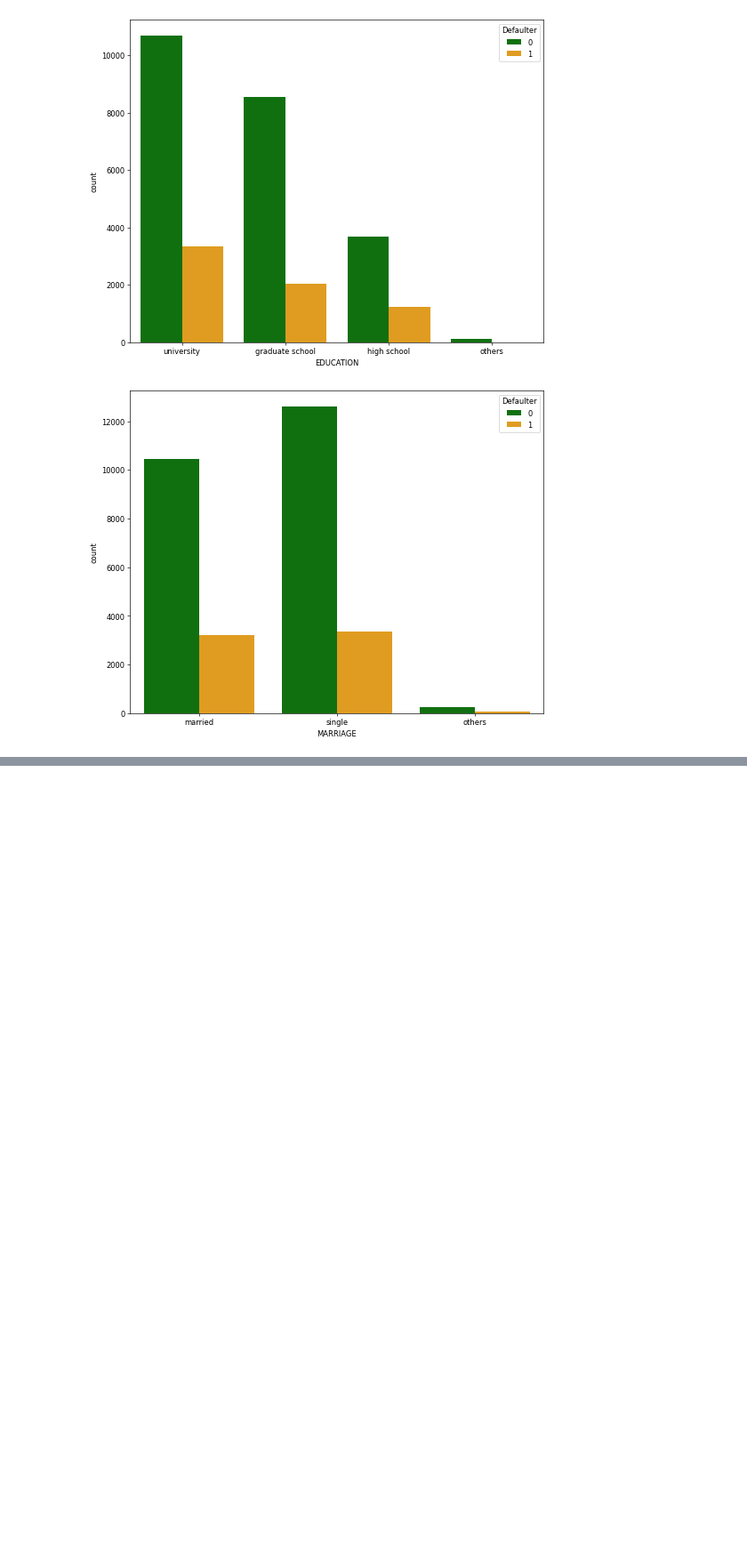
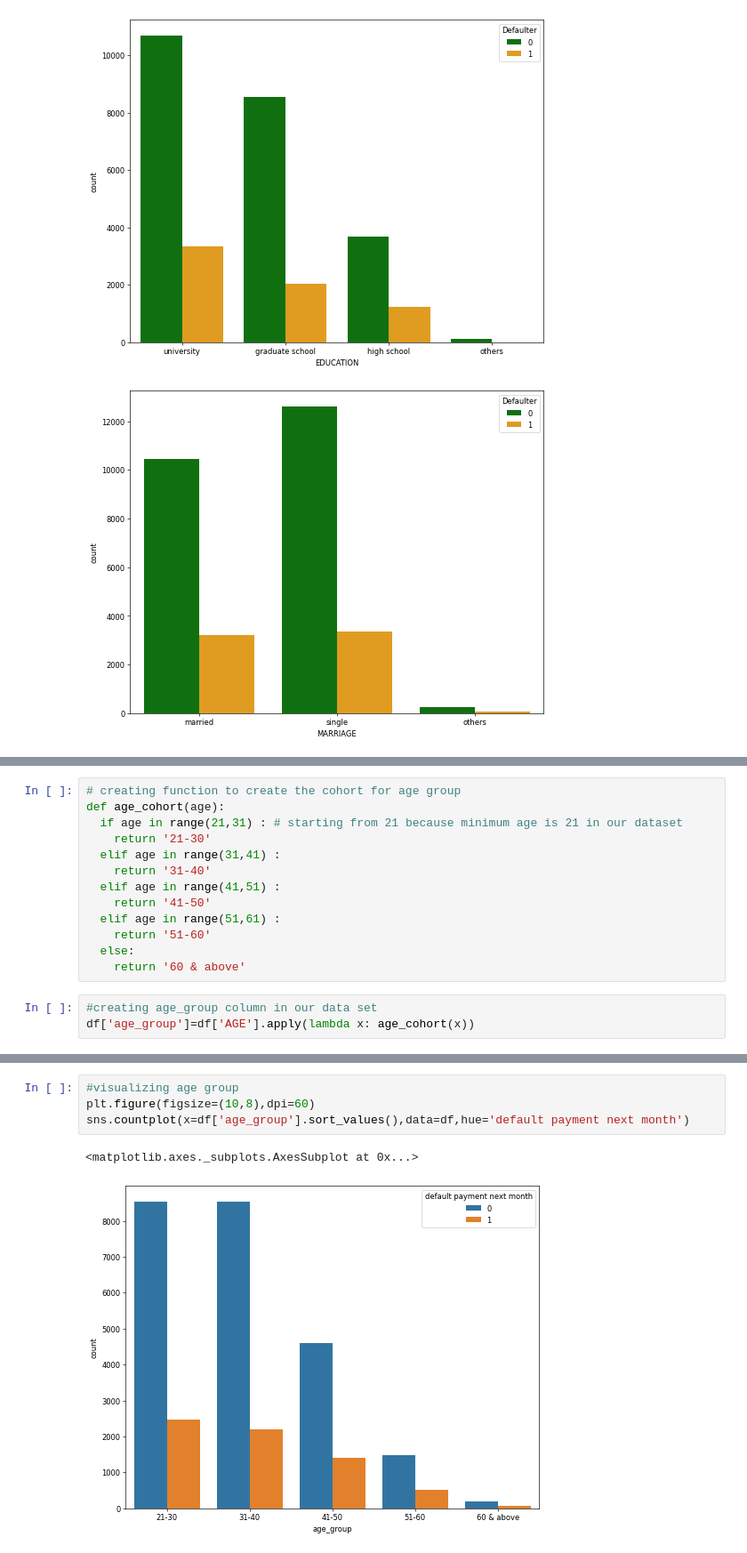
Before and after one commit to Aaryant31/Credit-Card-Default-Prediction, a Jupyter notebook: Rahul_kumar_soni_Credit_Card_Default_Prediction_Capstone_Project.ipynb, the cells around one changed output, grey strips where cells are left out. Shown: that part at 89% size. Drawn from its saved outputs; the diff is of its cells as text; blank space fills up the shorter version.

```diff
--- a/Rahul_kumar_soni_Credit_Card_Default_Prediction_Capstone_Project.ipynb
+++ b/Rahul_kumar_soni_Credit_Card_Default_Prediction_Capstone_Project.ipynb
@@ -249,0 +281,16 @@ for column_name in df_cat.columns[:-1]:
+# %%
+# creating function to create the cohort for age group
+def age_cohort(age):
+  if age in range(21,31) : # starting from 21 because minimum age is 21 in our dataset
+    return '21-30'
+  elif age in range(31,41) :
+    return '31-40'
+  elif age in range(41,51) :
+    return '41-50'
+  elif age in range(51,61) :
+    return '51-60'
+  else:
+    return '60 & above'
+# %%
+#creating age_group column in our data set
+df['age_group']=df['AGE'].apply(lambda x: age_cohort(x))
@@ -249,0 +315,7 @@ for column_name in df_cat.columns[:-1]:
+# %%
+#visualizing age group
+plt.figure(figsize=(10,8),dpi=60)
+sns.countplot(x=df['age_group'].sort_values(),data=df,hue='default payment next month')
+# %% [output]
+<matplotlib.axes._subplots.AxesSubplot at 0x...>
+[figure, added]
```
Also changed, not shown: parts of 13 cells of this notebook.
